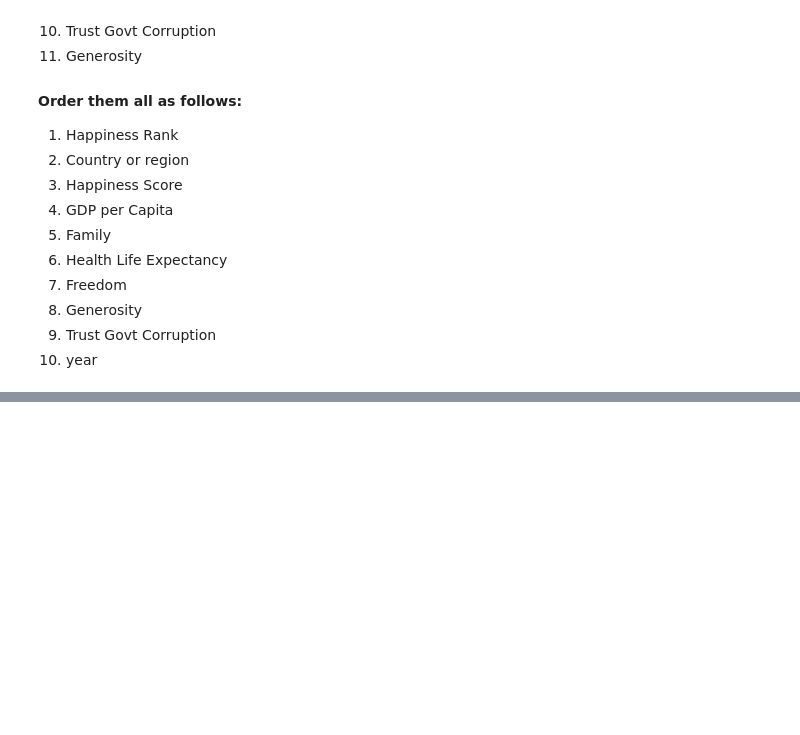
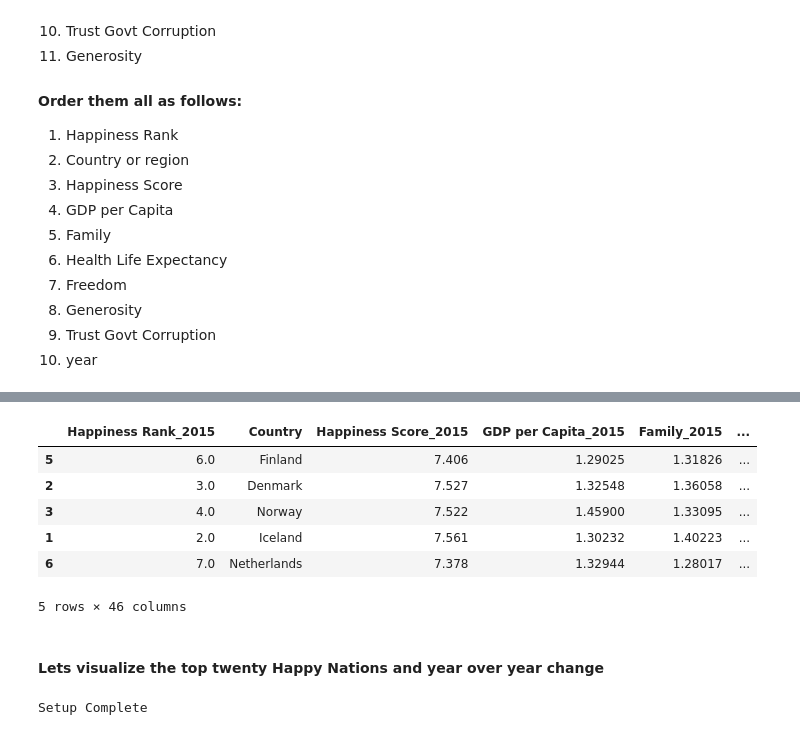
Before and after one commit to codekunoichi/learning-datascience, a Jupyter notebook: pandas/portfolio-projects/prob_6_happiness_data.ipynb, the cells around one changed output, grey strips where cells are left out. Drawn from its saved outputs; the diff is of its cells as text; code cells hidden in the pictures; blank space fills up the shorter version.

```diff
--- a/pandas/portfolio-projects/prob_6_happiness_data.ipynb
+++ b/pandas/portfolio-projects/prob_6_happiness_data.ipynb
@@ -177,0 +229,22 @@ data_2019.head()
+# %%
+top_20 = sorted_df[:20]
+top_20.head()
+# %% [output]
+|  | Happiness Rank_2015 | Country | Happiness Score_2015 | GDP per Capita_2015 | Family_2015 | ... |
+| 5 | 6.0 | Finland | 7.406 | 1.29025 | 1.31826 | ... |
+| 2 | 3.0 | Denmark | 7.527 | 1.32548 | 1.36058 | ... |
+| 3 | 4.0 | Norway | 7.522 | 1.45900 | 1.33095 | ... |
+| 1 | 2.0 | Iceland | 7.561 | 1.30232 | 1.40223 | ... |
+| 6 | 7.0 | Netherlands | 7.378 | 1.32944 | 1.28017 | ... |
+5 rows × 46 columns
+# %% [markdown]
+#### Lets visualize the top twenty Happy Nations and year over year change
+# %%
+import pandas as pd
+pd.plotting.register_matplotlib_converters()
+import matplotlib.pyplot as plt
+%matplotlib inline
+import seaborn as sns
+print("Setup Complete")
+# %% [output]
+Setup Complete
```
Also changed, not shown: parts of 8 cells of this notebook.
